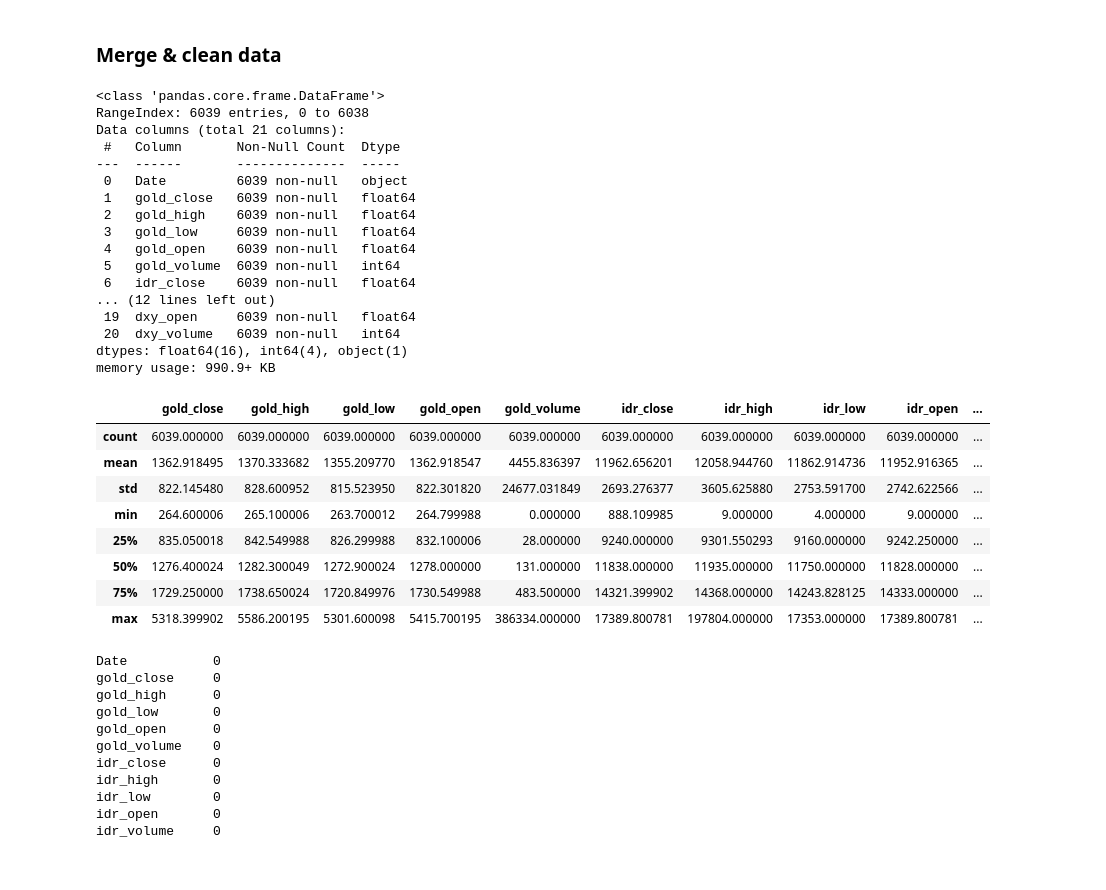
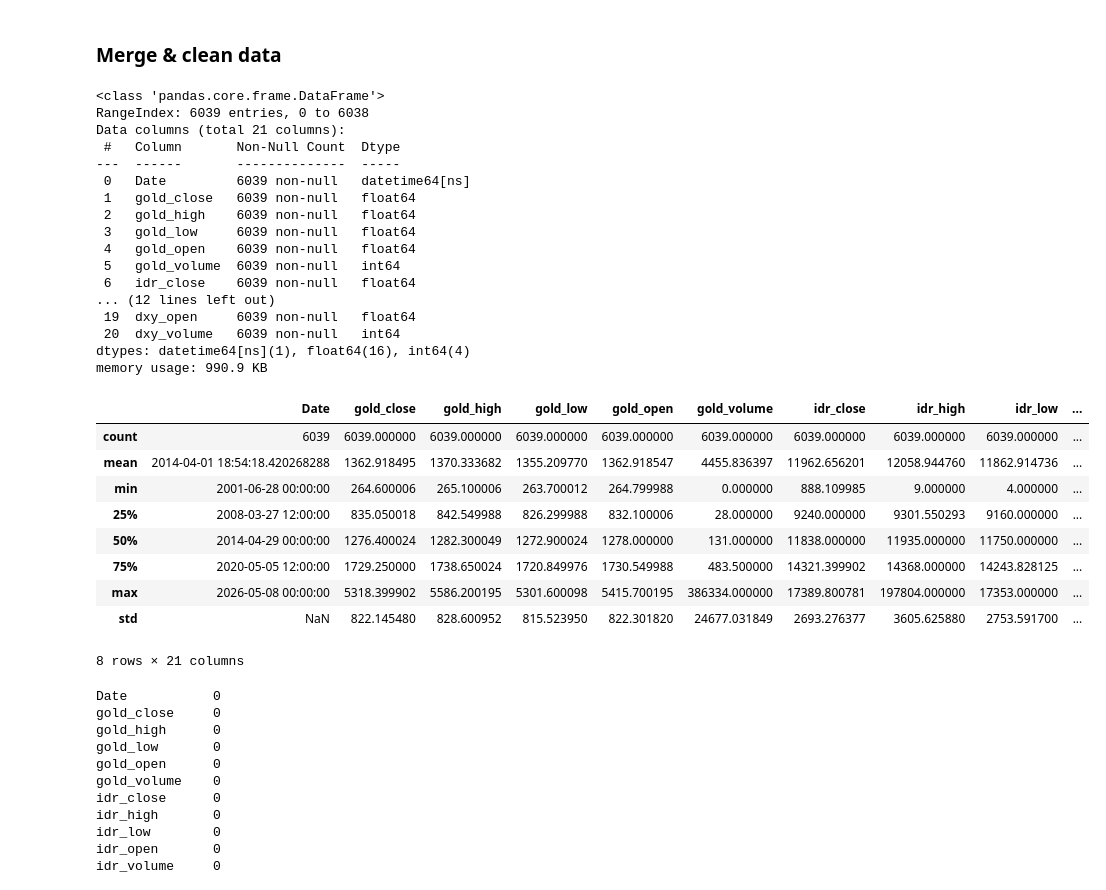
Before and after one commit to HaikalFrds/Basic-Gold-Market-Forecasting-System, a Jupyter notebook: notebooks/main_daily.ipynb, the cells around one changed output. Drawn from its saved outputs; the diff is of its cells as text; code cells hidden in the pictures.

```diff
--- a/notebooks/main_daily.ipynb
+++ b/notebooks/main_daily.ipynb
@@ -69,35 +69,37 @@ df_daily = df_daily.merge(
     how="inner"
 )
 # %%
+df_daily["Date"] = pd.to_datetime(df_daily["Date"])
 df_daily.info()
 df_daily.describe()
 # %% [output]
 <class 'pandas.core.frame.DataFrame'>
 RangeIndex: 6039 entries, 0 to 6038
 Data columns (total 21 columns):
  #   Column       Non-Null Count  Dtype
 ---  ------       --------------  -----
- 0   Date         6039 non-null   object
+ 0   Date         6039 non-null   datetime64[ns]
  1   gold_close   6039 non-null   float64
  2   gold_high    6039 non-null   float64
  3   gold_low     6039 non-null   float64
  4   gold_open    6039 non-null   float64
  5   gold_volume  6039 non-null   int64
  6   idr_close    6039 non-null   float64
 ... (12 lines left out)
  19  dxy_open     6039 non-null   float64
  20  dxy_volume   6039 non-null   int64
-dtypes: float64(16), int64(4), object(1)
-memory usage: 990.9+ KB
+dtypes: datetime64[ns](1), float64(16), int64(4)
+memory usage: 990.9 KB
-|  | gold_close | gold_high | gold_low | gold_open | gold_volume | idr_close | idr_high | idr_low | idr_open | ... |
-| count | 6039.000000 | 6039.000000 | 6039.000000 | 6039.000000 | 6039.000000 | 6039.000000 | 6039.000000 | 6039.000000 | 6039.000000 | ... |
-| mean | 1362.918495 | 1370.333682 | 1355.209770 | 1362.918547 | 4455.836397 | 11962.656201 | 12058.944760 | 11862.914736 | 11952.916365 | ... |
-| std | 822.145480 | 828.600952 | 815.523950 | 822.301820 | 24677.031849 | 2693.276377 | 3605.625880 | 2753.591700 | 2742.622566 | ... |
-| min | 264.600006 | 265.100006 | 263.700012 | 264.799988 | 0.000000 | 888.109985 | 9.000000 | 4.000000 | 9.000000 | ... |
-| 25% | 835.050018 | 842.549988 | 826.299988 | 832.100006 | 28.000000 | 9240.000000 | 9301.550293 | 9160.000000 | 9242.250000 | ... |
-| 50% | 1276.400024 | 1282.300049 | 1272.900024 | 1278.000000 | 131.000000 | 11838.000000 | 11935.000000 | 11750.000000 | 11828.000000 | ... |
-| 75% | 1729.250000 | 1738.650024 | 1720.849976 | 1730.549988 | 483.500000 | 14321.399902 | 14368.000000 | 14243.828125 | 14333.000000 | ... |
-| max | 5318.399902 | 5586.200195 | 5301.600098 | 5415.700195 | 386334.000000 | 17389.800781 | 197804.000000 | 17353.000000 | 17389.800781 | ... |
+|  | Date | gold_close | gold_high | gold_low | gold_open | gold_volume | idr_close | idr_high | idr_low | ... |
+| count | 6039 | 6039.000000 | 6039.000000 | 6039.000000 | 6039.000000 | 6039.000000 | 6039.000000 | 6039.000000 | 6039.000000 | ... |
+| mean | 2014-04-01 18:54:18.420268288 | 1362.918495 | 1370.333682 | 1355.209770 | 1362.918547 | 4455.836397 | 11962.656201 | 12058.944760 | 11862.914736 | ... |
+| min | 2001-06-28 00:00:00 | 264.600006 | 265.100006 | 263.700012 | 264.799988 | 0.000000 | 888.109985 | 9.000000 | 4.000000 | ... |
+| 25% | 2008-03-27 12:00:00 | 835.050018 | 842.549988 | 826.299988 | 832.100006 | 28.000000 | 9240.000000 | 9301.550293 | 9160.000000 | ... |
+| 50% | 2014-04-29 00:00:00 | 1276.400024 | 1282.300049 | 1272.900024 | 1278.000000 | 131.000000 | 11838.000000 | 11935.000000 | 11750.000000 | ... |
+| 75% | 2020-05-05 12:00:00 | 1729.250000 | 1738.650024 | 1720.849976 | 1730.549988 | 483.500000 | 14321.399902 | 14368.000000 | 14243.828125 | ... |
+| max | 2026-05-08 00:00:00 | 5318.399902 | 5586.200195 | 5301.600098 | 5415.700195 | 386334.000000 | 17389.800781 | 197804.000000 | 17353.000000 | ... |
+| std | NaN | 822.145480 | 828.600952 | 815.523950 | 822.301820 | 24677.031849 | 2693.276377 | 3605.625880 | 2753.591700 | ... |
+8 rows × 21 columns
 # %%
 df_daily.isnull().sum()
 # %% [output]
```
Also changed, not shown: parts of 5 cells of this notebook.
